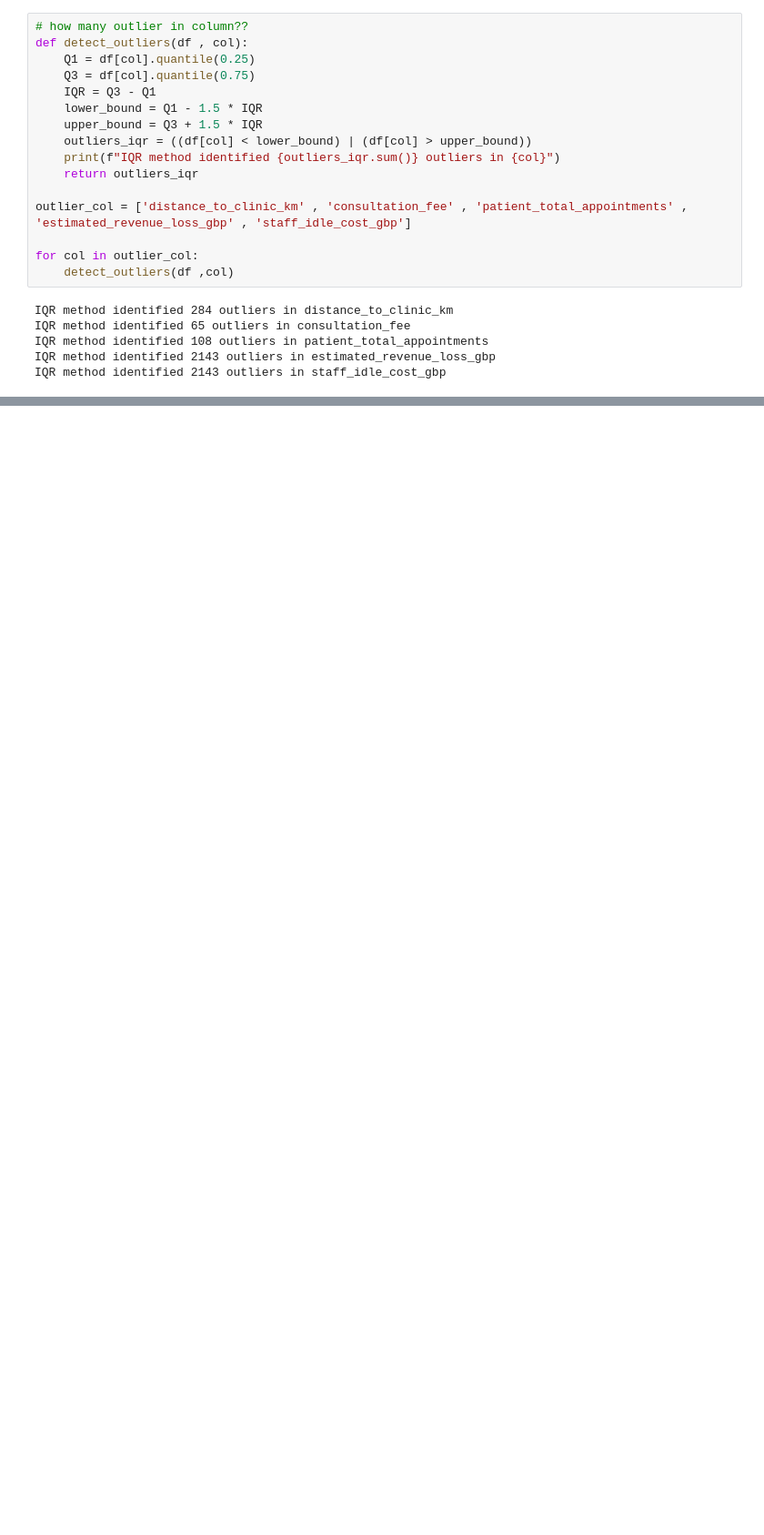
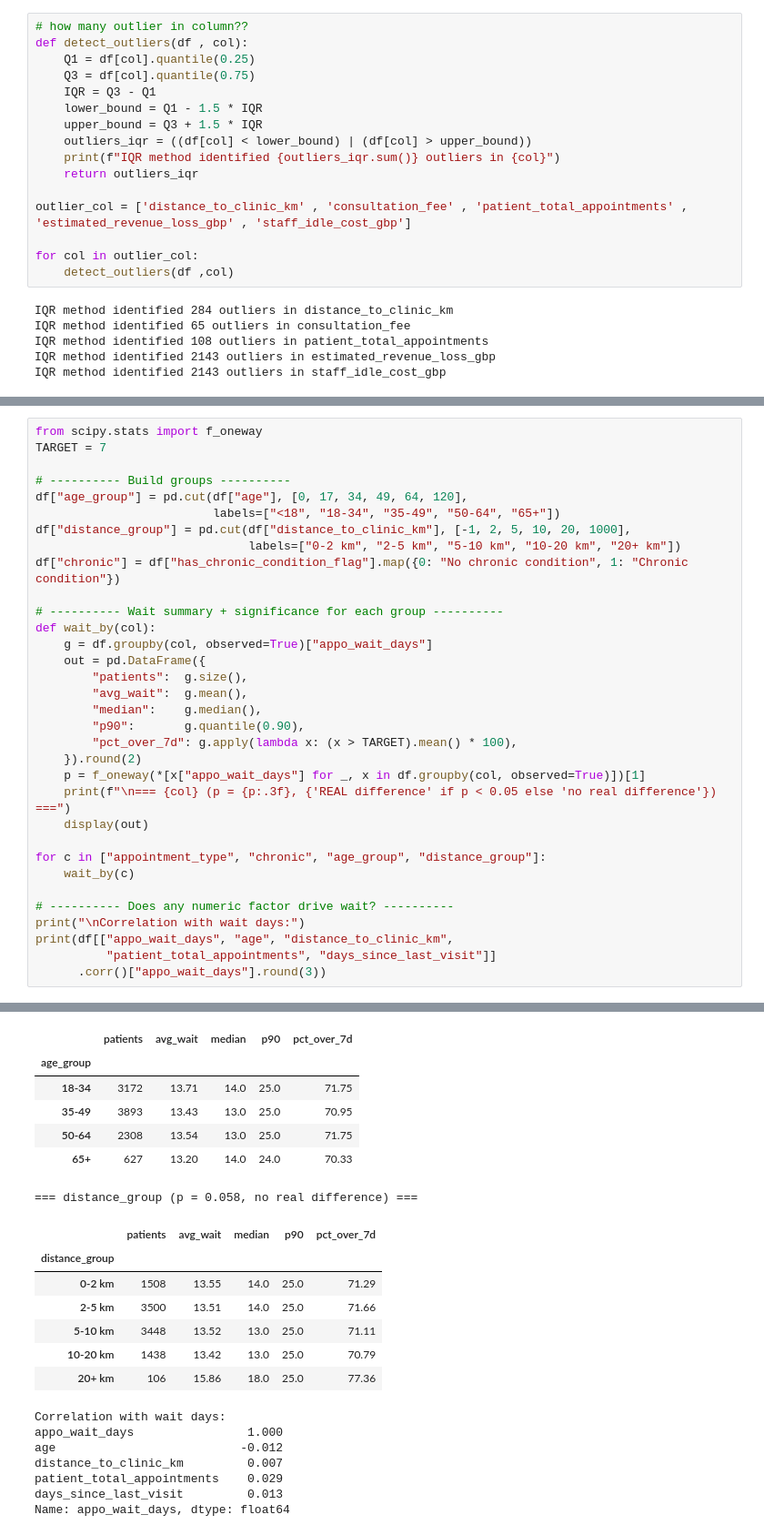
Before and after one commit to Ishasavani1402/Data-Analytics, a Jupyter notebook: Hospital Capacity and Appointment Bottleneck Analysis/notebooks/EDA.ipynb, the cells around one changed output, grey strips where cells are left out. Shown at 91% size. Drawn from its saved outputs; the diff is of its cells as text; blank space fills up the shorter version.

```diff
--- a/Hospital Capacity and Appointment Bottleneck Analysis/notebooks/EDA.ipynb
+++ b/Hospital Capacity and Appointment Bottleneck Analysis/notebooks/EDA.ipynb
@@ -98,0 +189,34 @@ IQR method identified 2143 outliers in staff_idle_cost_gbp
+# %%
+from scipy.stats import f_oneway
+TARGET = 7
+
+# ---------- Build groups ----------
+df["age_group"] = pd.cut(df["age"], [0, 17, 34, 49, 64, 120],
+                         labels=["<18", "18-34", "35-49", "50-64", "65+"])
+df["distance_group"] = pd.cut(df["distance_to_clinic_km"], [-1, 2, 5, 10, 20, 1000],
+                              labels=["0-2 km", "2-5 km", "5-10 km", "10-20 km", "20+ km"])
+df["chronic"] = df["has_chronic_condition_flag"].map({0: "No chronic condition", 1: "Chronic condition"})
+
+# ---------- Wait summary + significance for each group ----------
+def wait_by(col):
+    g = df.groupby(col, observed=True)["appo_wait_days"]
+    out = pd.DataFrame({
+        "patients":  g.size(),
+        "avg_wait":  g.mean(),
+        "median":    g.median(),
+        "p90":       g.quantile(0.90),
+        "pct_over_7d": g.apply(lambda x: (x > TARGET).mean() * 100),
+    }).round(2)
+    p = f_oneway(*[x["appo_wait_days"] for _, x in df.groupby(col, observed=True)])[1]
+    print(f"\n=== {col} (p = {p:.3f}, {'REAL difference' if p < 0.05 else 'no real difference'}) ===")
+    display(out)
+
+for c in ["appointment_type", "chronic", "age_group", "distance_group"]:
+    wait_by(c)
+
+# ---------- Does any numeric factor drive wait? ----------
+print("\nCorrelation with wait days:")
+print(df[["appo_wait_days", "age", "distance_to_clinic_km",
+          "patient_total_appointments", "days_since_last_visit"]]
+      .corr()["appo_wait_days"].round(3))
+# %% [output]
@@ -98,0 +234,21 @@ IQR method identified 2143 outliers in staff_idle_cost_gbp
+|  | patients | avg_wait | median | p90 | pct_over_7d |
+| age_group |  |  |  |  |  |
+| 18-34 | 3172 | 13.71 | 14.0 | 25.0 | 71.75 |
+| 35-49 | 3893 | 13.43 | 13.0 | 25.0 | 70.95 |
+| 50-64 | 2308 | 13.54 | 13.0 | 25.0 | 71.75 |
+| 65+ | 627 | 13.20 | 14.0 | 24.0 | 70.33 |
+=== distance_group (p = 0.058, no real difference) ===
+|  | patients | avg_wait | median | p90 | pct_over_7d |
+| distance_group |  |  |  |  |  |
+| 0-2 km | 1508 | 13.55 | 14.0 | 25.0 | 71.29 |
+| 2-5 km | 3500 | 13.51 | 14.0 | 25.0 | 71.66 |
+| 5-10 km | 3448 | 13.52 | 13.0 | 25.0 | 71.11 |
+| 10-20 km | 1438 | 13.42 | 13.0 | 25.0 | 70.79 |
+| 20+ km | 106 | 15.86 | 18.0 | 25.0 | 77.36 |
+Correlation with wait days:
+appo_wait_days                1.000
+age                          -0.012
+distance_to_clinic_km         0.007
+patient_total_appointments    0.029
+days_since_last_visit         0.013
+Name: appo_wait_days, dtype: float64
```
Also changed, not shown: parts of 21 cells of this notebook.
